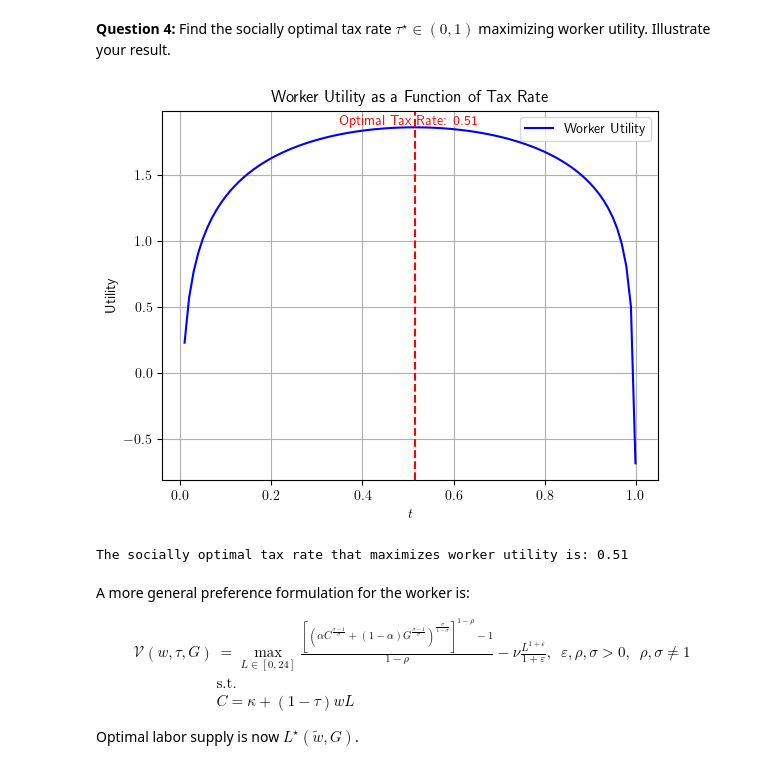
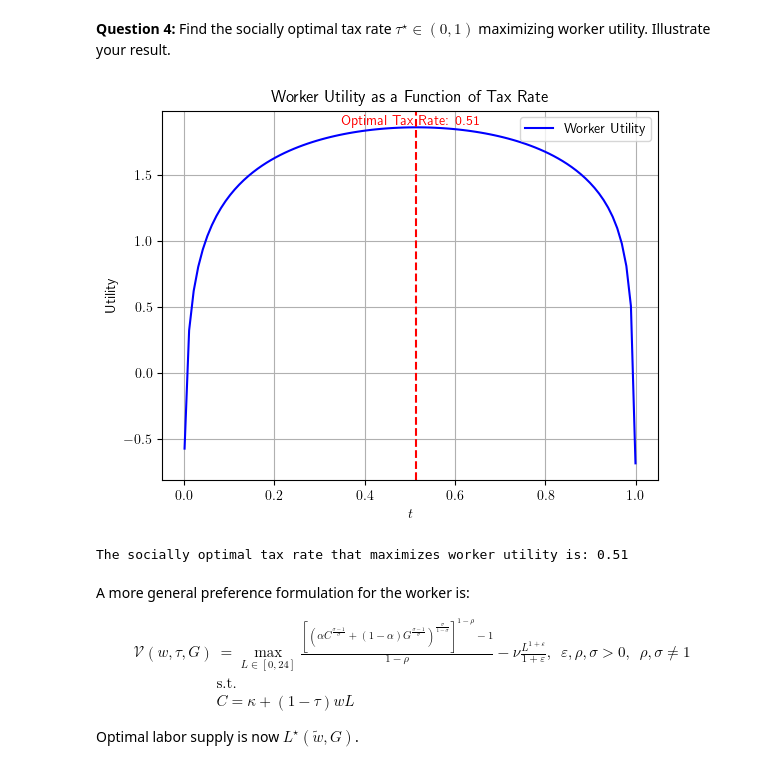
Before and after one commit to NumEconCopenhagen/projects-2023-julius-oskar, a Jupyter notebook: Exam/Exam-2023-notebook.ipynb, the cells around one changed output. Drawn from its saved outputs; the diff is of its cells as text; code cells hidden in the pictures.

```diff
--- a/Exam/Exam-2023-notebook.ipynb
+++ b/Exam/Exam-2023-notebook.ipynb
@@ -216,35 +218,35 @@ def objective(t, w, k, a, v):
 
 # Setting baseline parameter values
 w = 1
 k = 1
 a = 0.5
 v = 1 / (2 * 16**2)
 
 # Find the socially optimal tax rate that maximizes worker utility
 res = minimize_scalar(objective, args=(w, k, a, v), bounds=(0, 1), method='bounded')
 optimal_tax_rate = res.x
 optimal_worker_utility = -res.fun
 
 # Generate a plot to illustrate the results
-t_values = np.linspace(0.01, 0.999, 100)
+t_values = np.linspace(0.002, 0.999, 100)
 worker_utilities = [worker_utility(w, k, a, v, t) for t in t_values]
 
 plt.plot(t_values, worker_utilities, label='Worker Utility', color="blue")
 plt.axvline(x=optimal_tax_rate, color='red', linestyle='--')
 plt.xlabel(r'$t$')
 plt.ylabel('Utility')
 plt.title(r'Worker Utility as a Function of Tax Rate')
 plt.legend()
 plt.grid(True)
 
 # Add optimal tax rate as a legend
 plt.text(0.5, np.max(worker_utilities), f'Optimal Tax Rate: {optimal_tax_rate:.2f}', ha='center', va='bottom', color='red')
 
 plt.show()
 
 print(f'The socially optimal tax rate that maximizes worker utility is: {optimal_tax_rate:.2f}')
 # %% [output]
-[figure, old version]
+[figure, new version]
 The socially optimal tax rate that maximizes worker utility is: 0.51
 # %% [markdown]
 A more general preference formulation for the worker is:
```
Also changed, not shown: parts of 22 cells of this notebook.
